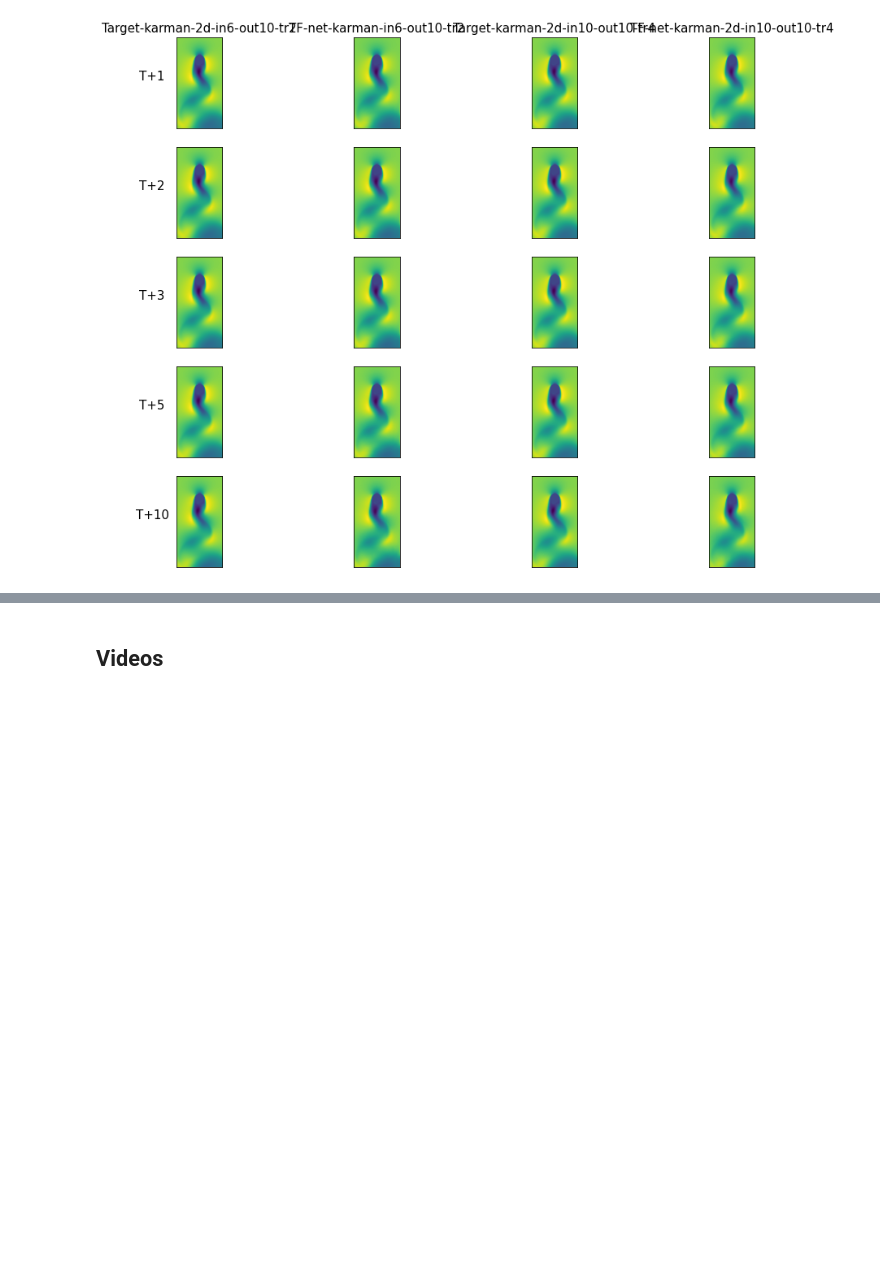
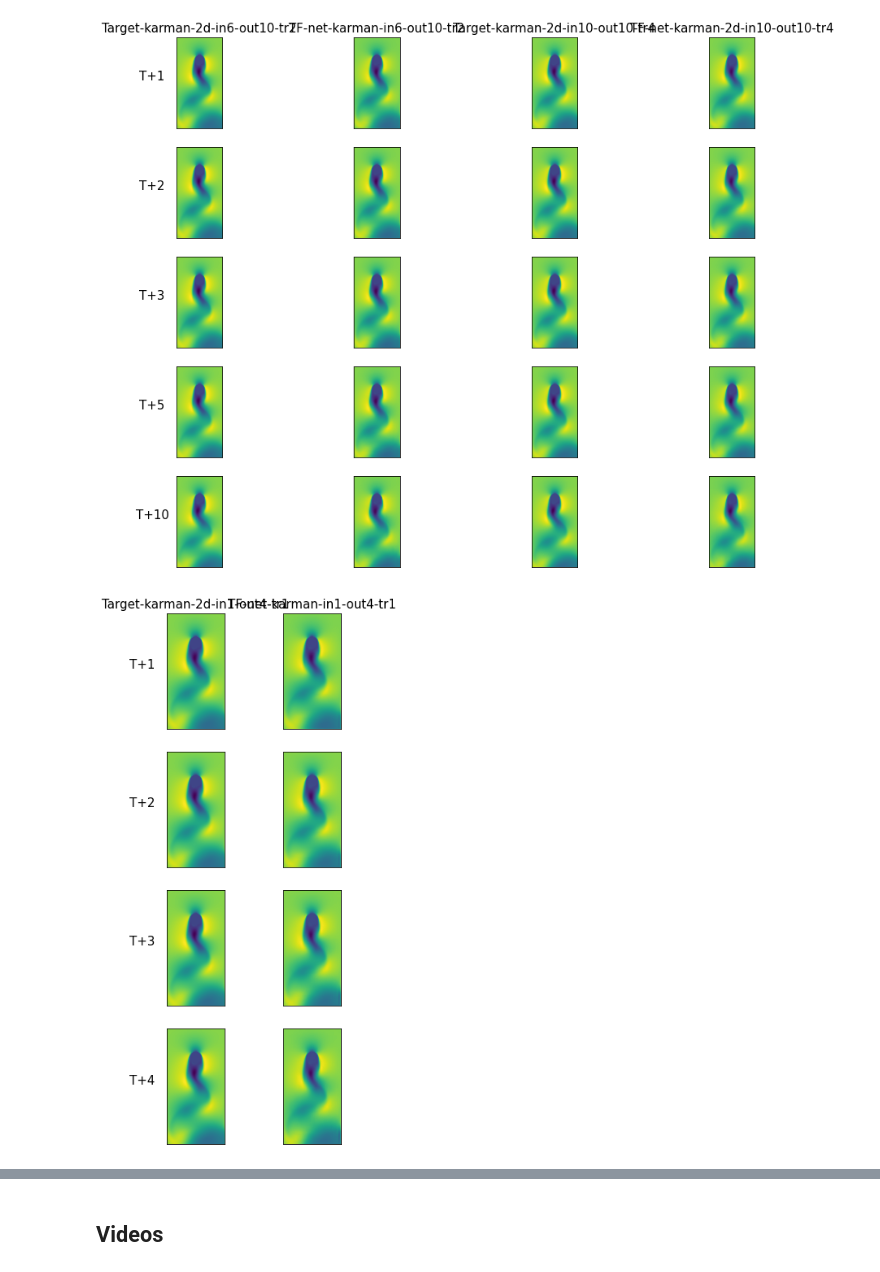
Before and after one commit to tailintalent/Turbulent-Flow-Nets, a Jupyter notebook: Evaluation/Evaluation_karman_2d.ipynb, the cells around one changed output, grey strips where cells are left out. Drawn from its saved outputs; the diff is of its cells as text; code cells hidden in the pictures; blank space fills up the shorter version.

```diff
--- a/Evaluation/Evaluation_karman_2d.ipynb
+++ b/Evaluation/Evaluation_karman_2d.ipynb
@@ -270,7 +314,7 @@ x_idx = np.array(list(range(0,155)))
 spec_mean, spec_stds = spectrum_band(preds[0])
 plt.plot(x_idx, spec_mean[x_idx], label = title[0], linewidth = 2, color = "k")
 
-for i in range(1, 4):
+for i in range(1, 6):
     spec_mean, spec_stds = spectrum_band(preds[i])
     if i % 2 == 1 :
         plt.plot(x_idx, spec_mean[x_idx], label = title[i], linewidth = 1.5, color = colors[i], linestyle='-.')
@@ -321,3 +365,35 @@ plt.savefig("karman-2d-velocity_u.png", dpi = 400, bbox_inches = 'tight')
 plt.show()
 # %% [output]
 [figure]
+# %%
+# For output prediction 4
+index = 0
+direc = 0
+#timesteps = [0,1,2, 4,9,19,59]
+#timesteps = [0,1,2, 3, 4, 5, 6, 7, 8, 9]
+timesteps = [0,1,2, 3]
+fig=plt.figure(figsize=(15, 12))
+columns = 6
+rows = len(timesteps)
+for i in range(1, rows+1):
+    for j in range(5, columns+1):
+        fig.add_subplot(rows, columns, (i-1)*columns+j)
+        #print(f'i : {i}, j: {j}')
+        if j == 11:
+             plt.imshow(preds[j-1][direc,timesteps[i-1],:64,:64])
+        else:
+            if j == 5:
+                plt.imshow(preds[j-1][index][timesteps[i-1],direc])
+                plt.ylabel("T+"+str(timesteps[i-1]+1), size = 15 ,rotation=0, labelpad=30)
+                #plt.imshow(preds[j-1][direc,timesteps[i-1],:64,:64])
+            else:
+                plt.imshow(preds[j-1][index][timesteps[i-1],direc])
+
+        if i == 1:
+            plt.title(title[j-1], size = 15)
+        plt.xticks([])
+        plt.yticks([])
+plt.savefig("karman-2d-velocity_u.png", dpi = 400, bbox_inches = 'tight')
+plt.show()
+# %% [output]
+[figure, added]
```
Also changed, not shown: parts of 12 cells of this notebook.
